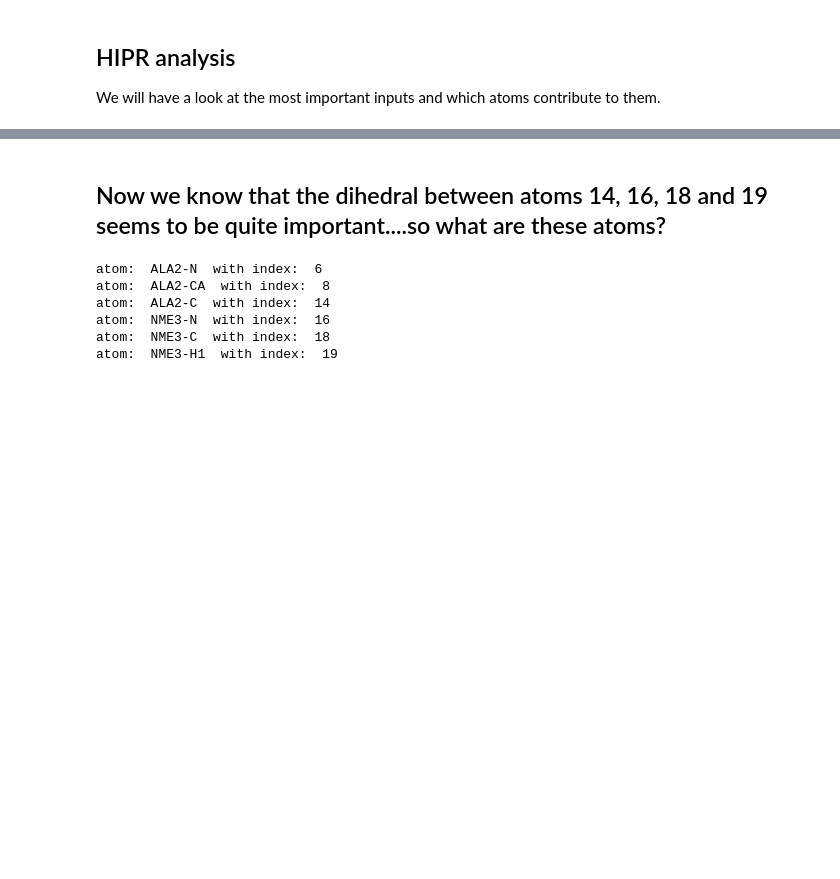
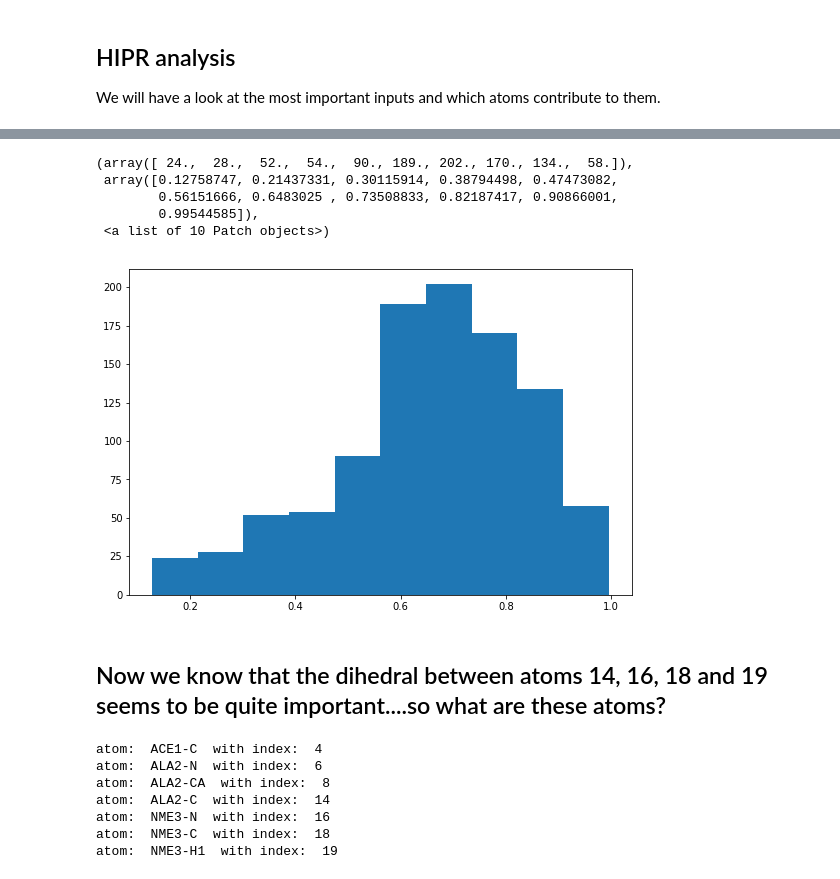
Before and after one commit to bio-phys/aimmd, a Jupyter notebook: examples/capped_alanine_dipeptide/2_analysis.ipynb, the cells around one changed output, grey strips where cells are left out. Cells and saved outputs as stored; diff of their text form; code cells hidden in the pictures; blank space fills up the shorter version.

```diff
--- a/examples/capped_alanine_dipeptide/2_analysis.ipynb
+++ b/examples/capped_alanine_dipeptide/2_analysis.ipynb
@@ -121,3 +156,12 @@ with associated loss:  0.6981232466873946
+# %%
+plt.hist(trainhook.trainset.descriptors[:, 48])
+# %% [output]
+(array([ 24.,  28.,  52.,  54.,  90., 189., 202., 170., 134.,  58.]),
+ array([0.12758747, 0.21437331, 0.30115914, 0.38794498, 0.47473082,
+        0.56151666, 0.6483025 , 0.73508833, 0.82187417, 0.90866001,
+        0.99544585]),
+ <a list of 10 Patch objects>)
+[figure, added]
 # %% [markdown]
 ## Now we know that the dihedral between atoms 14, 16, 18 and 19 seems to be quite important....so what are these atoms?
 # %%
@@ -125,9 +169,10 @@ with associated loss:  0.6981232466873946
 snap = storage.snapshots[-1]
 topol = snap.topology.mdtraj
 # %%
-for at in [6, 8, 14, 16, 18, 19]:
+for at in [4, 6, 8, 14, 16, 18, 19]:
     print('atom: ', topol.atom(at), ' with index: ', at)
 # %% [output]
+atom:  ACE1-C  with index:  4
 atom:  ALA2-N  with index:  6
 atom:  ALA2-CA  with index:  8
 atom:  ALA2-C  with index:  14
```
Also changed, not shown: parts of 19 cells of this notebook, 1 other file.
